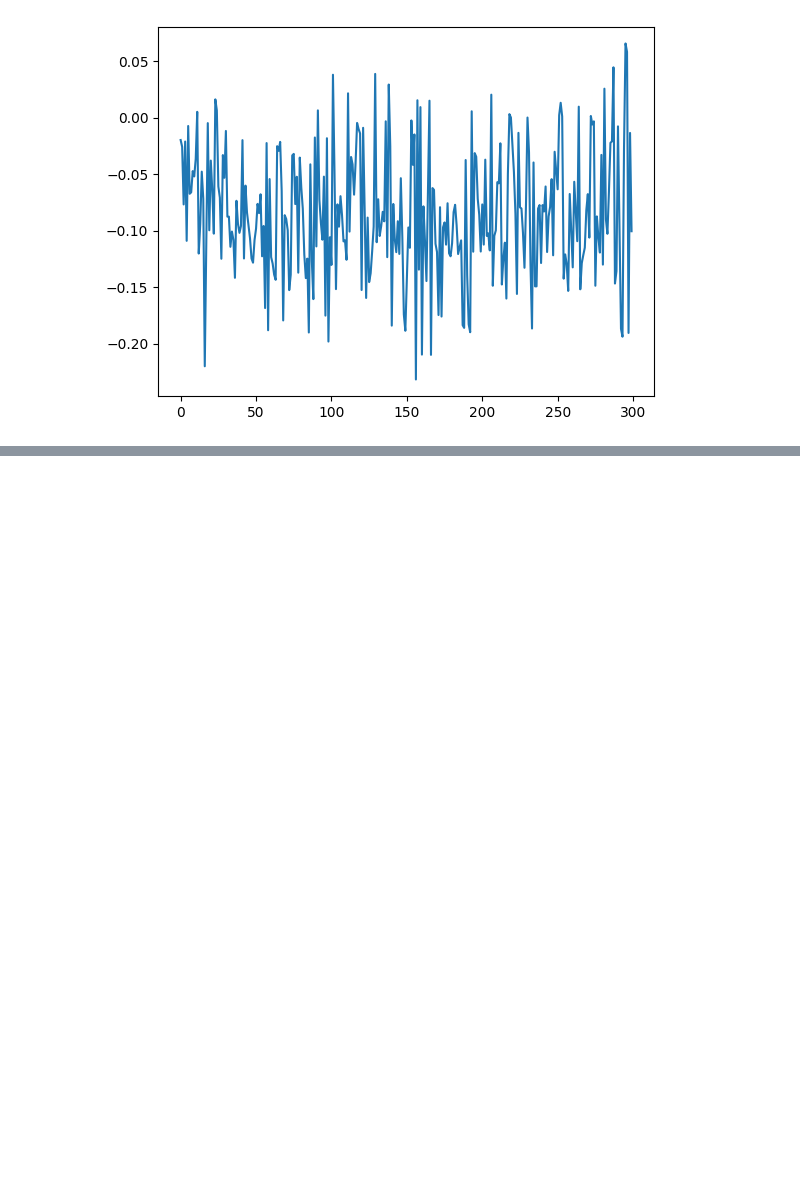
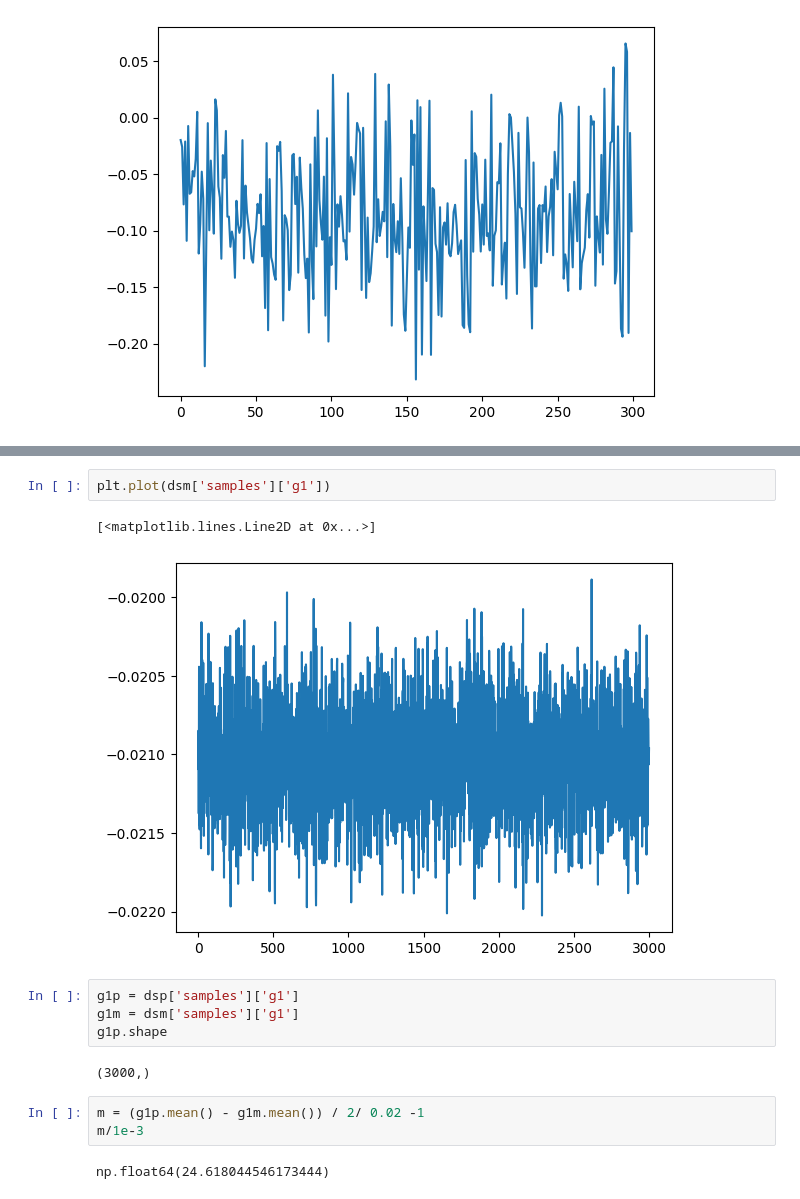
Before and after one commit to LSSTDESC/BPD, a Jupyter notebook: notebooks/nov19-check-spergel-runs-fast.ipynb, the cells around one changed output, grey strips where cells are left out. Drawn from its saved outputs; the diff is of its cells as text; blank space fills up the shorter version.

```diff
--- a/notebooks/nov19-check-spergel-runs-fast.ipynb
+++ b/notebooks/nov19-check-spergel-runs-fast.ipynb
@@ -178,0 +237,16 @@ plt.plot(ds['samples']['dy'][11, :])
+# %%
+plt.plot(dsm['samples']['g1'])
+# %% [output]
+[<matplotlib.lines.Line2D at 0x...>]
+[figure, added]
+# %%
+g1p = dsp['samples']['g1']
+g1m = dsm['samples']['g1']
+g1p.shape
+# %% [output]
+(3000,)
+# %%
+m = (g1p.mean() - g1m.mean()) / 2/ 0.02 -1
+m/1e-3
+# %% [output]
+np.float64(24.618044546173444)
```
Also changed, not shown: parts of 10 cells of this notebook.
